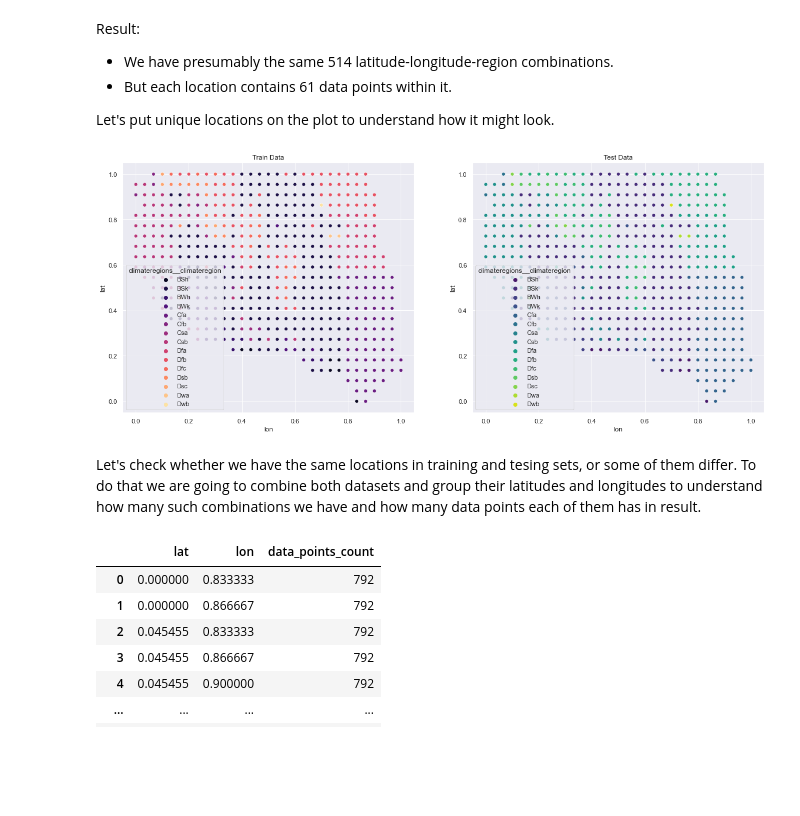
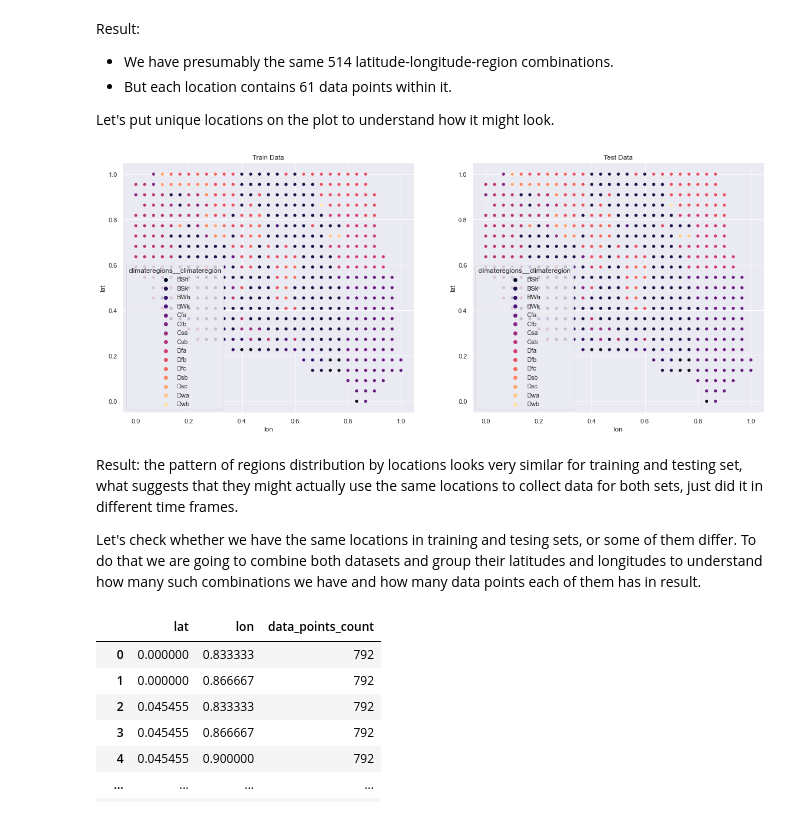
Before and after one commit to 3quetra/portfolio, a Jupyter notebook: ml/deep_learning/time_series/wids_datathon_2023/eda_temp_prediction.ipynb, the cells around one changed output. Drawn from its saved outputs; the diff is of its cells as text; code cells hidden in the pictures; blank space fills up the shorter version.

```diff
--- a/ml/deep_learning/time_series/wids_datathon_2023/eda_temp_prediction.ipynb
+++ b/ml/deep_learning/time_series/wids_datathon_2023/eda_temp_prediction.ipynb
@@ -920,20 +943,22 @@ Let's put unique locations on the plot to understand how it might look.
 # %%
 # Set up figures
 fig, ax = plt.subplots(1,2, figsize=(20,8))
 
 # Draw scatterplots
 sns.scatterplot(data=dp_by_region_train, y='lat', x='lon', hue='climateregions__climateregion', palette='magma', ax=ax[0])
-sns.scatterplot(data=dp_by_region_test, y='lat', x='lon', hue='climateregions__climateregion', palette='viridis', ax=ax[1])
+sns.scatterplot(data=dp_by_region_test, y='lat', x='lon', hue='climateregions__climateregion', palette='magma', ax=ax[1])
 
 # Add descriptions
 ax[0].set_title('Train Data')
 ax[1].set_title('Test Data')
 
 # Display plots
 plt.show()
 # %% [output]
-[figure, old version]
+[figure, new version]
 # %% [markdown]
+Result: the pattern of regions distribution by locations looks very similar for training and testing set, what suggests that they might actually use the same locations to collect data for both sets, just did it in different time frames.
+
 Let's check whether we have the same locations in training and tesing sets, or some of them differ. To do that we are going to combine both datasets and group their latitudes and longitudes to understand how many such combinations we have and how many data points each of them has in result.
 # %%
 # Concatenate train and test data
```
Also changed, not shown: parts of 15 cells of this notebook.
